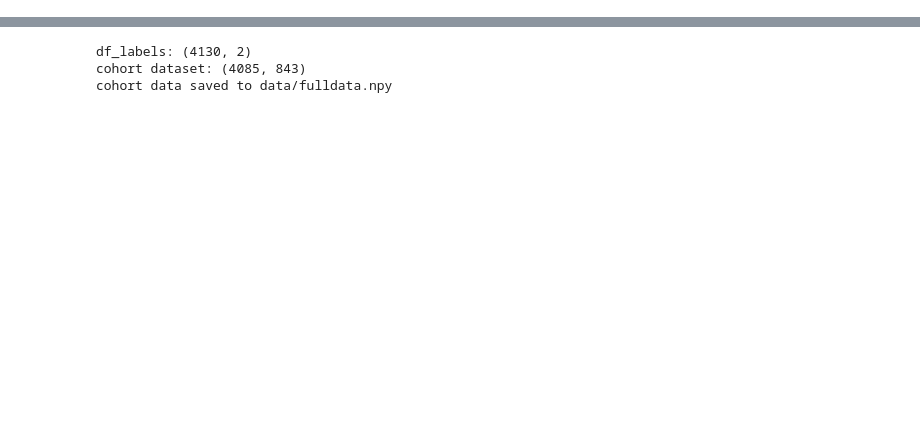
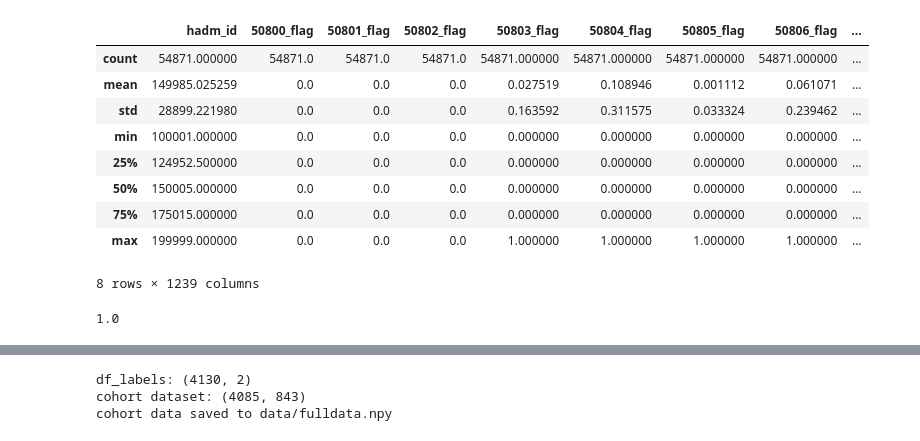
Before and after one commit to The-Electric-Moccasins/resistance-prediction, a Jupyter notebook: build_dataset.ipynb, the cells around one changed output, grey strips where cells are left out. Drawn from its saved outputs; the diff is of its cells as text; code cells hidden in the pictures; blank space fills up the shorter version.

```diff
--- a/build_dataset.ipynb
+++ b/build_dataset.ipynb
@@ -16,4 +18,4 @@ io.DATA_DIR='data'
 # build all features dataset
 import featues_datasets_all_patients
 featues_datasets_all_patients.DATA_DIR = DATA_DIR
-df_final_dataset = featues_datasets_all_patients.run(params)
+df_final_dataset = featues_datasets_all_patients.run(params, bin_numerics=False)
@@ -40,2 +43,17 @@ df_final_dataset.isna().sum().sum()
+# %%
+df_final_dataset=df_final_dataset.drop(columns=['hadm_id'])
+# %%
+df_final_dataset.describe()
+# %% [output]
+|  | hadm_id | 50800_flag | 50801_flag | 50802_flag | 50803_flag | 50804_flag | 50805_flag | 50806_flag | ... |
+| count | 54871.000000 | 54871.0 | 54871.0 | 54871.0 | 54871.000000 | 54871.000000 | 54871.000000 | 54871.000000 | ... |
+| mean | 149985.025259 | 0.0 | 0.0 | 0.0 | 0.027519 | 0.108946 | 0.001112 | 0.061071 | ... |
+| std | 28899.221980 | 0.0 | 0.0 | 0.0 | 0.163592 | 0.311575 | 0.033324 | 0.239462 | ... |
+| min | 100001.000000 | 0.0 | 0.0 | 0.0 | 0.000000 | 0.000000 | 0.000000 | 0.000000 | ... |
+| 25% | 124952.500000 | 0.0 | 0.0 | 0.0 | 0.000000 | 0.000000 | 0.000000 | 0.000000 | ... |
+| 50% | 150005.000000 | 0.0 | 0.0 | 0.0 | 0.000000 | 0.000000 | 0.000000 | 0.000000 | ... |
+| 75% | 175015.000000 | 0.0 | 0.0 | 0.0 | 0.000000 | 0.000000 | 0.000000 | 0.000000 | ... |
+| max | 199999.000000 | 0.0 | 0.0 | 0.0 | 1.000000 | 1.000000 | 1.000000 | 1.000000 | ... |
+8 rows × 1239 columns
 # %%
 df_final_dataset = io.load_dataframe('df_final_dataset')
@@ -41,0 +66,4 @@ df_final_dataset = io.load_dataframe('df_final_dataset')
+# %%
+np.max(traininng_matrix)
+# %% [output]
+1.0
```
Also changed, not shown: parts of 31 cells of this notebook, 3 other files.
